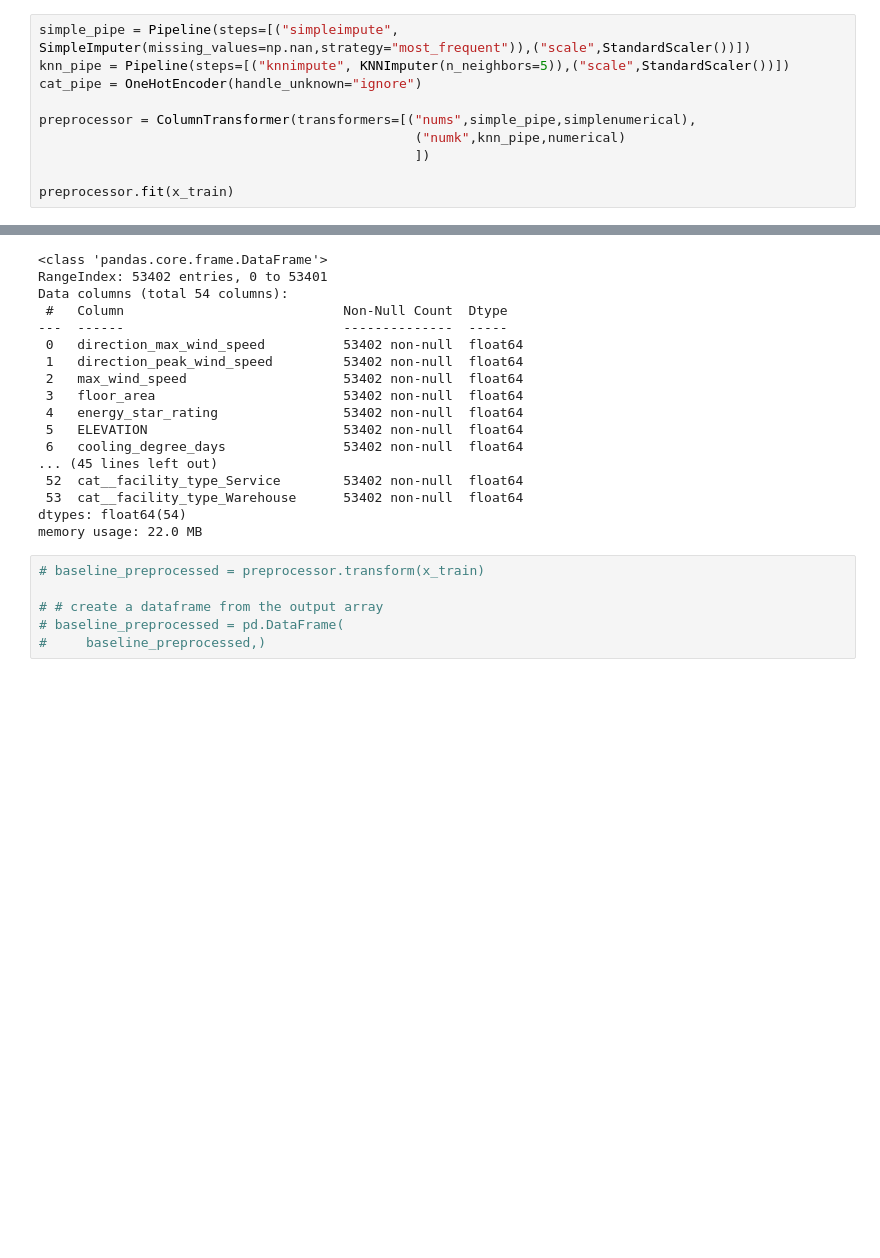
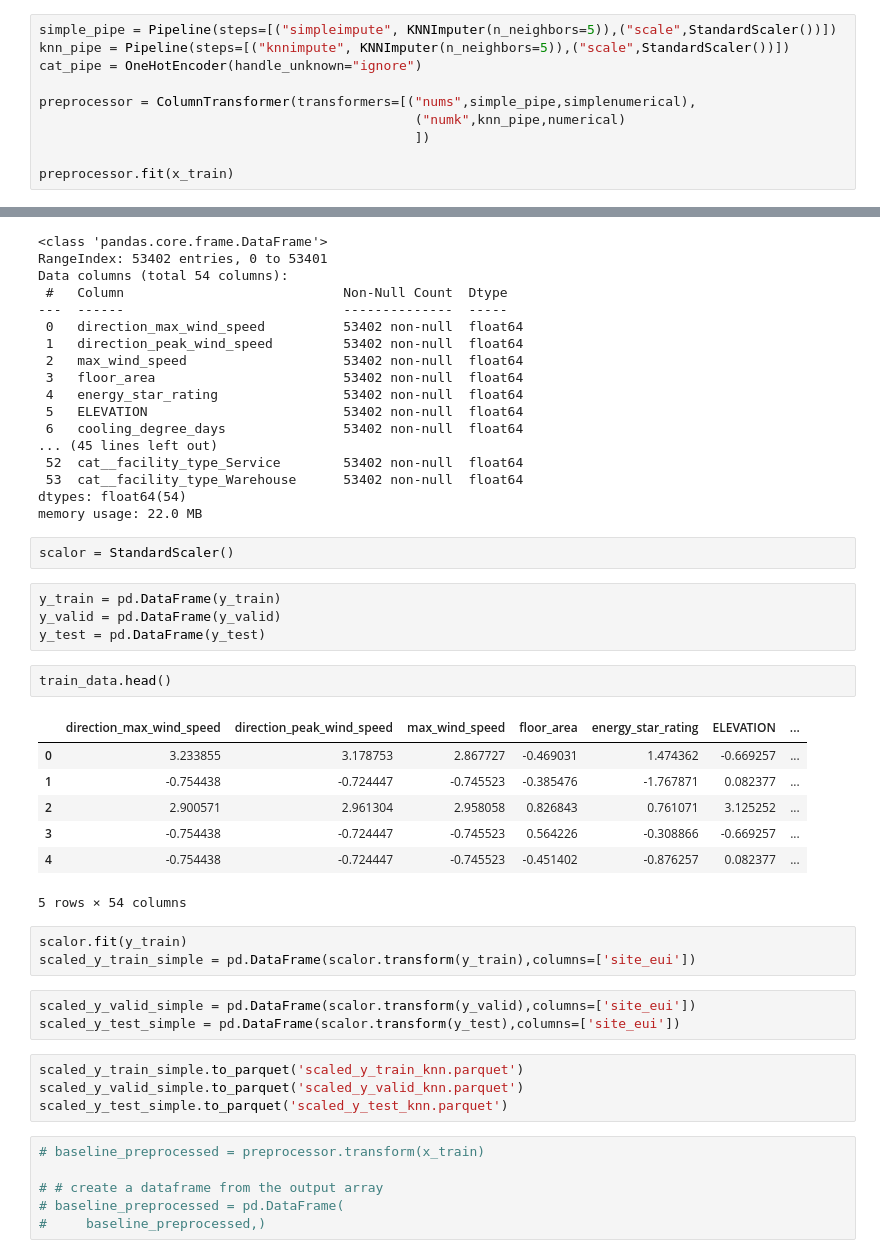
Before and after one commit to va9run/phildelphia, a Jupyter notebook: omdenapipeline.ipynb, the cells around one changed output, grey strips where cells are left out. Cells and saved outputs as stored; diff of their text form; blank space fills up the shorter version.

```diff
--- a/omdenapipeline.ipynb
+++ b/omdenapipeline.ipynb
@@ -241,7 +241,7 @@ from sklearn.preprocessing import StandardScaler, OneHotEncoder
 from sklearn.compose import ColumnTransformer
 from sklearn.compose import make_column_selector as selector
 # %%
-simple_pipe = Pipeline(steps=[("simpleimpute", SimpleImputer(missing_values=np.nan,strategy="most_frequent")),("scale",StandardScaler())])
+simple_pipe = Pipeline(steps=[("simpleimpute", KNNImputer(n_neighbors=5)),("scale",StandardScaler())])
 knn_pipe = Pipeline(steps=[("knnimpute", KNNImputer(n_neighbors=5)),("scale",StandardScaler())])
 cat_pipe = OneHotEncoder(handle_unknown="ignore")
 
@@ -342,6 +341,32 @@ Data columns (total 54 columns):
  53  cat__facility_type_Warehouse      53402 non-null  float64
 dtypes: float64(54)
 memory usage: 22.0 MB
+# %%
+scalor = StandardScaler()
+# %%
+y_train = pd.DataFrame(y_train)
+y_valid = pd.DataFrame(y_valid)
+y_test = pd.DataFrame(y_test)
+# %%
+train_data.head()
+# %% [output]
+|  | direction_max_wind_speed | direction_peak_wind_speed | max_wind_speed | floor_area | energy_star_rating | ELEVATION | ... |
+| 0 | 3.233855 | 3.178753 | 2.867727 | -0.469031 | 1.474362 | -0.669257 | ... |
+| 1 | -0.754438 | -0.724447 | -0.745523 | -0.385476 | -1.767871 | 0.082377 | ... |
+| 2 | 2.900571 | 2.961304 | 2.958058 | 0.826843 | 0.761071 | 3.125252 | ... |
+| 3 | -0.754438 | -0.724447 | -0.745523 | 0.564226 | -0.308866 | -0.669257 | ... |
+| 4 | -0.754438 | -0.724447 | -0.745523 | -0.451402 | -0.876257 | 0.082377 | ... |
+5 rows × 54 columns
+# %%
+scalor.fit(y_train)
+scaled_y_train_simple = pd.DataFrame(scalor.transform(y_train),columns=['site_eui'])
+# %%
+scaled_y_valid_simple = pd.DataFrame(scalor.transform(y_valid),columns=['site_eui'])
+scaled_y_test_simple = pd.DataFrame(scalor.transform(y_test),columns=['site_eui'])
+# %%
+scaled_y_train_simple.to_parquet('scaled_y_train_knn.parquet')
+scaled_y_valid_simple.to_parquet('scaled_y_valid_knn.parquet')
+scaled_y_test_simple.to_parquet('scaled_y_test_knn.parquet')
 # %%
 # baseline_preprocessed = preprocessor.transform(x_train)
 
```
Also changed, not shown: parts of 5 cells of this notebook, 16 other files.
